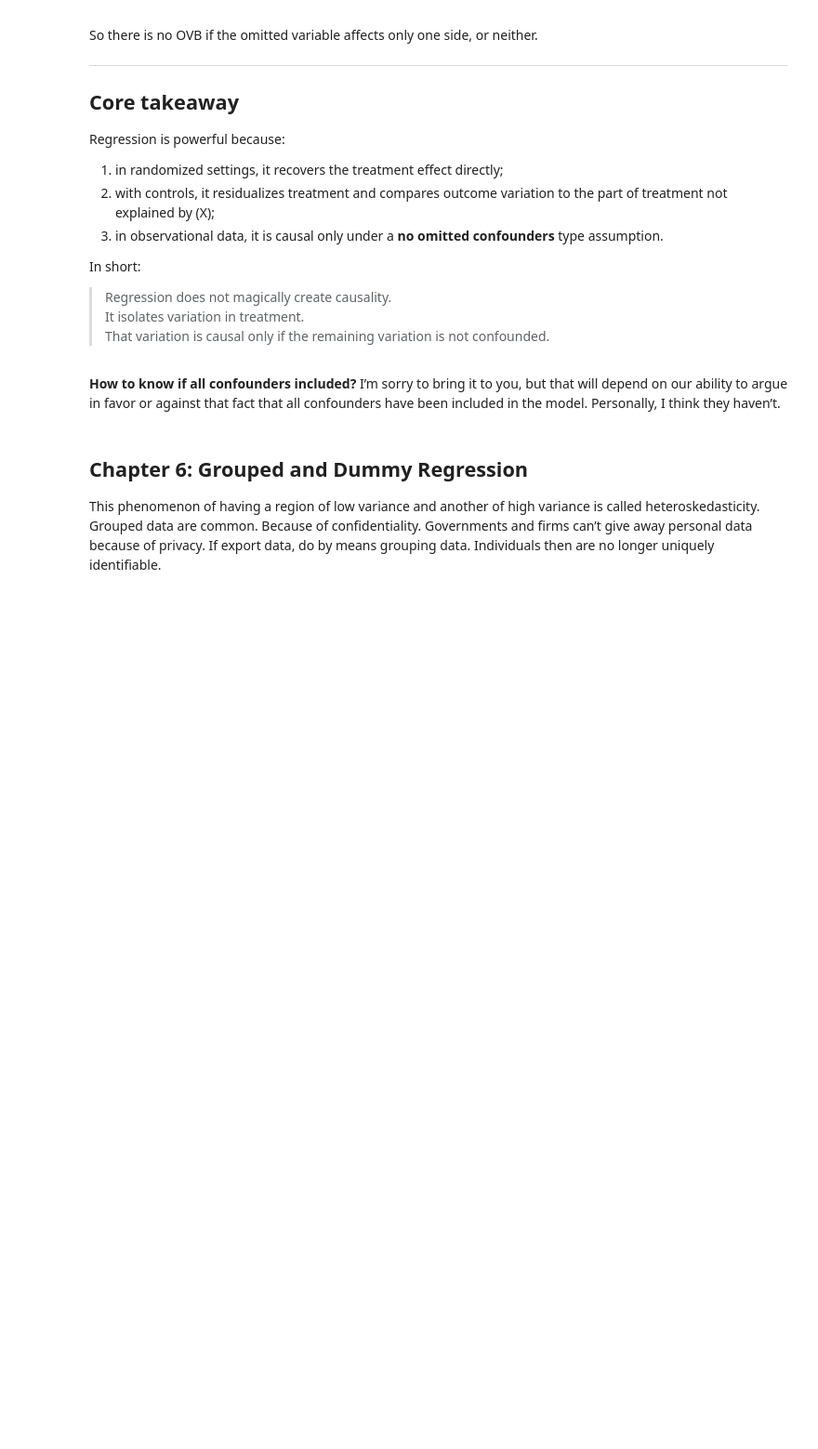
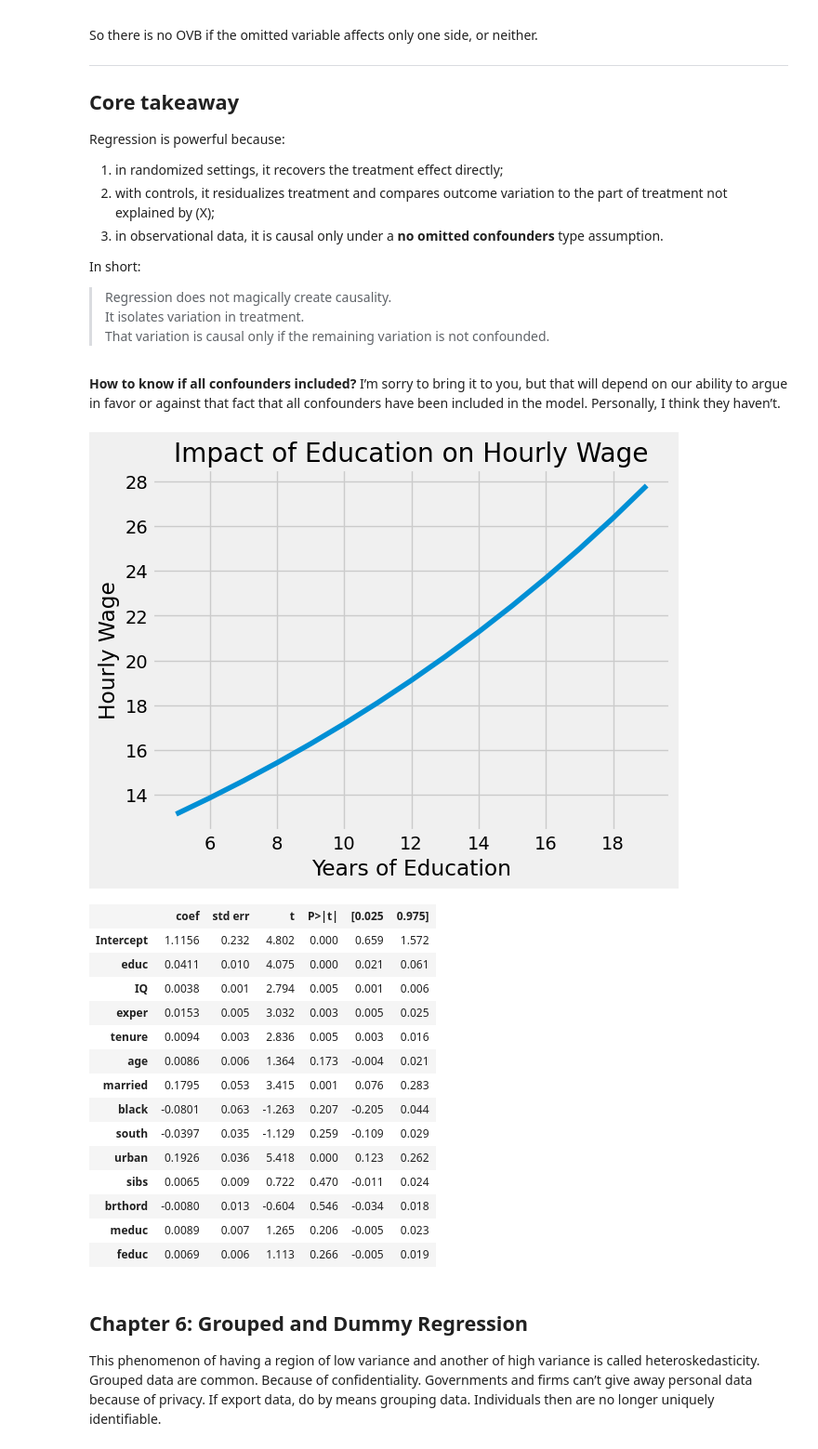
Before and after one commit to hiromn2/Causal_Inference, a Jupyter notebook: notebooks/02-causal-regression.ipynb, the cells around one changed output. Shown: that part at 93% size. Drawn from its saved outputs; the diff is of its cells as text; code cells hidden in the pictures; blank space fills up the shorter version.

Commit message:
comment data on 02 7

```diff
--- a/notebooks/02-causal-regression.ipynb
+++ b/notebooks/02-causal-regression.ipynb
@@ -92,6 +92,57 @@ In short:
 > That variation is causal only if the remaining variation is not confounded.
 # %% [markdown]
 **How to know if all confounders included?** I’m sorry to bring it to you, but that will depend on our ability to argue in favor or against that fact that all confounders have been included in the model. Personally, I think they haven’t.
+# %%
+wage = pd.read_csv("./data/wage.csv").dropna()
+wage = wage.assign(hwage=wage["wage"]/wage["hours"],
+                   lhwage=np.log(wage["wage"]/wage["hours"]))
+
+model_1 = smf.ols('np.log(hwage) ~ educ', data=wage).fit()
+model_1.summary().tables[1]
+
+from matplotlib import pyplot as plt
+from matplotlib import style
+style.use("fivethirtyeight")
+
+x = np.array(range(5, 20))
+plt.plot(x, np.exp(model_1.params["Intercept"] + model_1.params["educ"] * x))
+plt.xlabel("Years of Education")
+plt.ylabel("Hourly Wage")
+plt.title("Impact of Education on Hourly Wage")
+plt.show()
+
+controls = ['IQ', 'exper', 'tenure', 'age', 'married', 'black',
+            'south', 'urban', 'sibs', 'brthord', 'meduc', 'feduc']
+
+X = wage[controls].assign(intercep=1)
+t = wage["educ"]
+y = wage["lhwage"]
+
+beta_aux = np.linalg.lstsq(X, t, rcond=None)[0]
+t_tilde = t - X.dot(beta_aux)
+
+kappa = t_tilde.cov(y) / t_tilde.var()
+kappa
+
+model_2 = smf.ols('lhwage ~ educ +' + '+'.join(controls), data=wage).fit()
+model_2.summary().tables[1]
+# %% [output]
+[figure, added]
+|  | coef | std err | t | P>|t| | [0.025 | 0.975] |
+| Intercept | 1.1156 | 0.232 | 4.802 | 0.000 | 0.659 | 1.572 |
+| educ | 0.0411 | 0.010 | 4.075 | 0.000 | 0.021 | 0.061 |
+| IQ | 0.0038 | 0.001 | 2.794 | 0.005 | 0.001 | 0.006 |
+| exper | 0.0153 | 0.005 | 3.032 | 0.003 | 0.005 | 0.025 |
+| tenure | 0.0094 | 0.003 | 2.836 | 0.005 | 0.003 | 0.016 |
+| age | 0.0086 | 0.006 | 1.364 | 0.173 | -0.004 | 0.021 |
+| married | 0.1795 | 0.053 | 3.415 | 0.001 | 0.076 | 0.283 |
+| black | -0.0801 | 0.063 | -1.263 | 0.207 | -0.205 | 0.044 |
+| south | -0.0397 | 0.035 | -1.129 | 0.259 | -0.109 | 0.029 |
+| urban | 0.1926 | 0.036 | 5.418 | 0.000 | 0.123 | 0.262 |
+| sibs | 0.0065 | 0.009 | 0.722 | 0.470 | -0.011 | 0.024 |
+| brthord | -0.0080 | 0.013 | -0.604 | 0.546 | -0.034 | 0.018 |
+| meduc | 0.0089 | 0.007 | 1.265 | 0.206 | -0.005 | 0.023 |
+| feduc | 0.0069 | 0.006 | 1.113 | 0.266 | -0.005 | 0.019 |
 # %% [markdown]
 ## Chapter 6: Grouped and Dummy Regression
 
```
Also changed, not shown: parts of 5 cells of this notebook.
